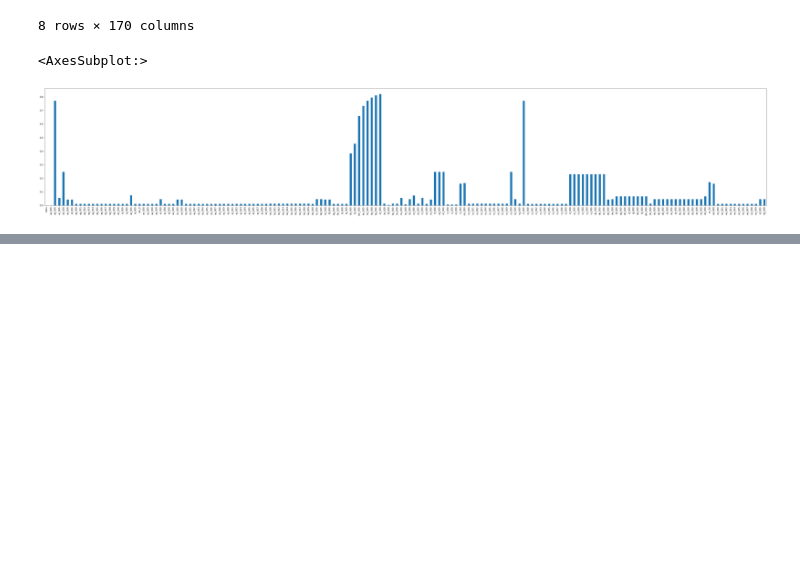
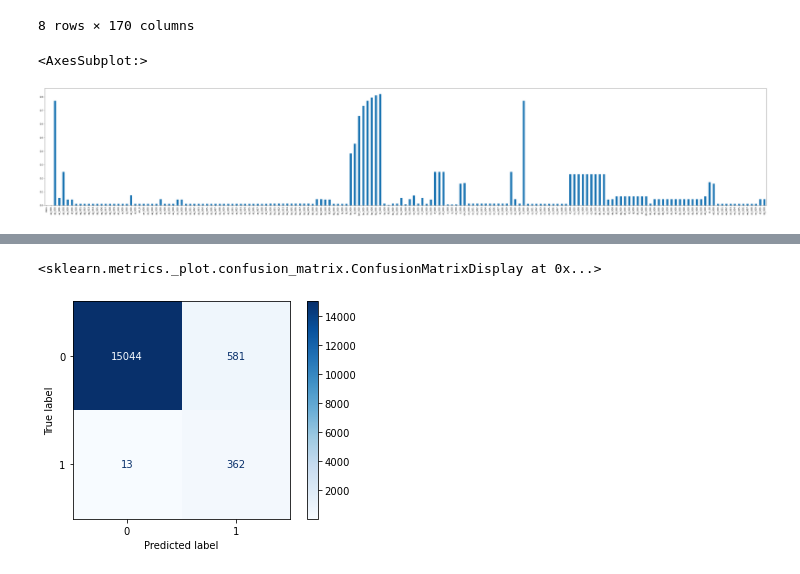
Before and after one commit to daawidziu/APS-Failure-at-Scania-Trucks, a Jupyter notebook: notebooks/ApsFailure.ipynb, the cells around one changed output, grey strips where cells are left out. Saved outputs shown, nothing was run; the diff lists cells and outputs as text; code cells hidden in the pictures; blank space fills up the shorter version.

```diff
--- a/notebooks/ApsFailure.ipynb
+++ b/notebooks/ApsFailure.ipynb
@@ -86,0 +158,5 @@ X_train, y_train = resampler.fit_resample(X_train, y_train)
+# %%
+plot_confusion_matrix(clf_gboost, X_test, y_test, cmap='Blues')
+# %% [output]
+<sklearn.metrics._plot.confusion_matrix.ConfusionMatrixDisplay at 0x...>
+[figure, added]
```
Also changed, not shown: parts of 17 cells of this notebook, 2 other files.
